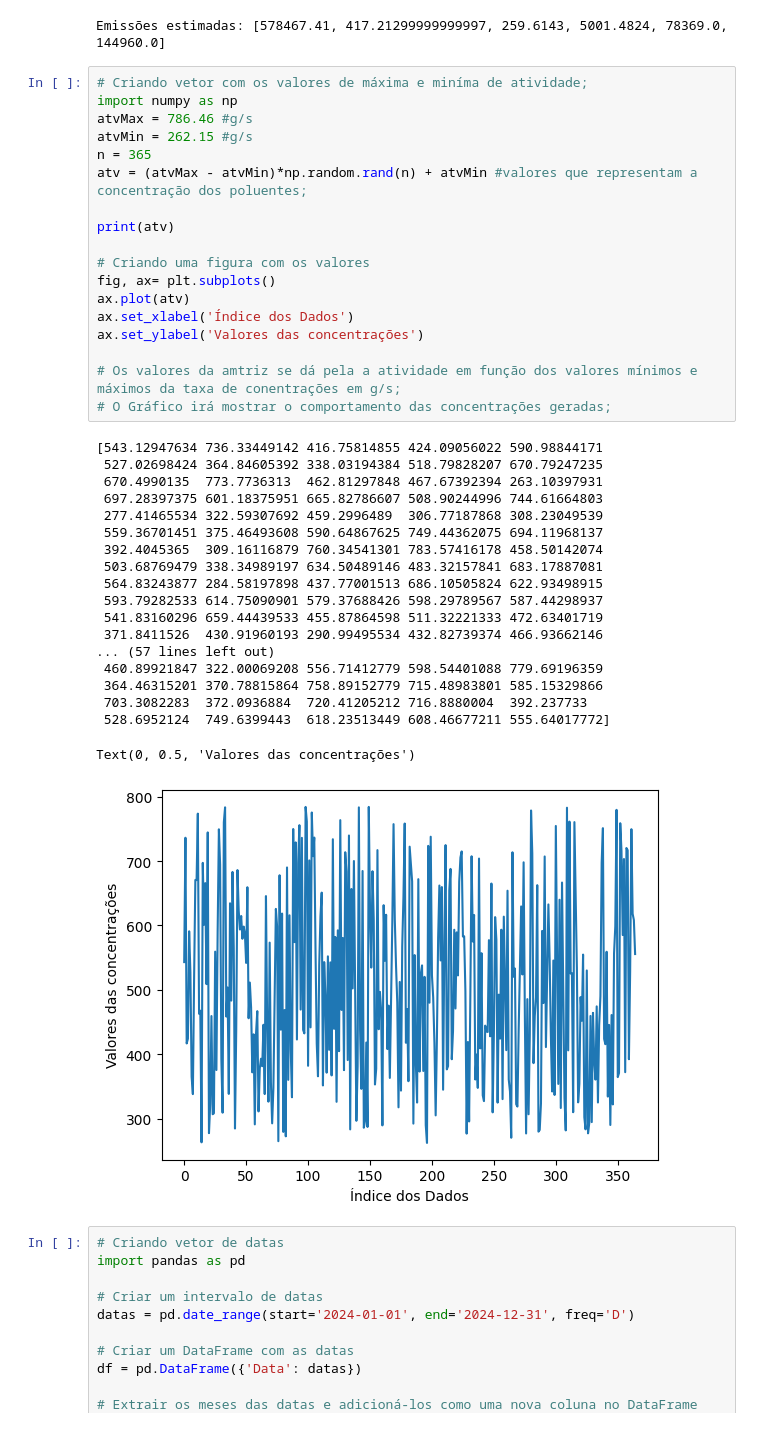
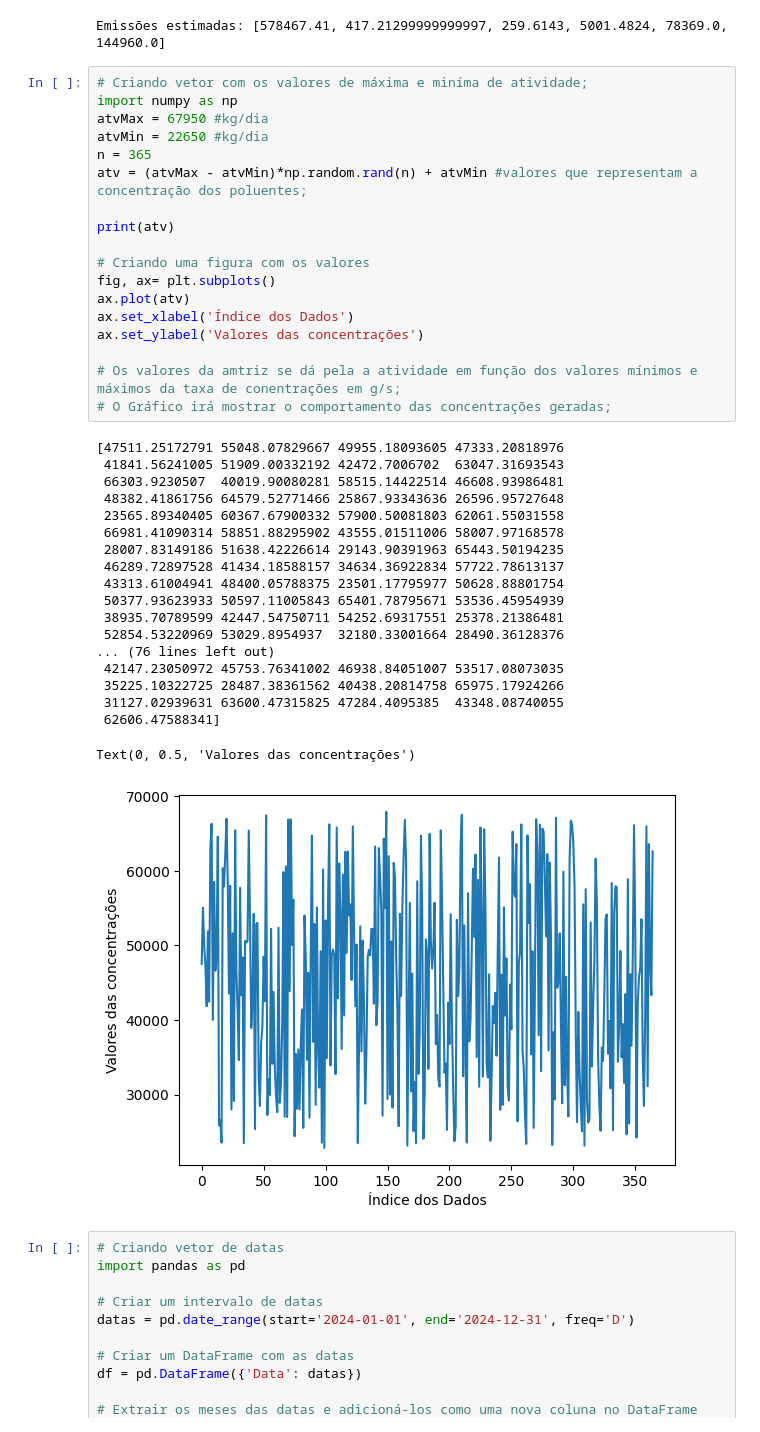
Before and after one commit to SergioStrackJunior/ENS5173_airpolution, a Jupyter notebook: Atividade01_01.ipynb, the cells around one changed output. Saved outputs shown, nothing was run; the diff lists cells and outputs as text.

```diff
--- a/Atividade01_01.ipynb
+++ b/Atividade01_01.ipynb
@@ -134,41 +134,41 @@ Emissões estimadas: [578467.41, 417.21299999999997, 259.6143, 5001.4824, 78369.
 # %%
 # Criando vetor com os valores de máxima e miníma de atividade;
 import numpy as np
-atvMax = 786.46 #g/s
-atvMin = 262.15 #g/s
+atvMax = 67950 #kg/dia
+atvMin = 22650 #kg/dia
 n = 365
 atv = (atvMax - atvMin)*np.random.rand(n) + atvMin #valores que representam a concentração dos poluentes;
 
 print(atv)
 
 # Criando uma figura com os valores
 fig, ax= plt.subplots()
 ax.plot(atv)
 ax.set_xlabel('Índice dos Dados')
 ax.set_ylabel('Valores das concentrações')
 
 # Os valores da amtriz se dá pela a atividade em função dos valores mínimos e máximos da taxa de conentrações em g/s;
 # O Gráfico irá mostrar o comportamento das concentrações geradas;
 # %% [output]
-[543.12947634 736.33449142 416.75814855 424.09056022 590.98844171
- 527.02698424 364.84605392 338.03194384 518.79828207 670.79247235
- 670.4990135  773.7736313  462.81297848 467.67392394 263.10397931
- 697.28397375 601.18375951 665.82786607 508.90244996 744.61664803
- 277.41465534 322.59307692 459.2996489  306.77187868 308.23049539
- 559.36701451 375.46493608 590.64867625 749.44362075 694.11968137
- 392.4045365  309.16116879 760.34541301 783.57416178 458.50142074
- 503.68769479 338.34989197 634.50489146 483.32157841 683.17887081
- 564.83243877 284.58197898 437.77001513 686.10505824 622.93498915
- 593.79282533 614.75090901 579.37688426 598.29789567 587.44298937
- 541.83160296 659.44439533 455.87864598 511.32221333 472.63401719
- 371.8411526  430.91960193 290.99495534 432.82739374 466.93662146
-... (57 lines left out)
- 460.89921847 322.00069208 556.71412779 598.54401088 779.69196359
- 364.46315201 370.78815864 758.89152779 715.48983801 585.15329866
- 703.3082283  372.0936884  720.41205212 716.8880004  392.237733
- 528.6952124  749.6399443  618.23513449 608.46677211 555.64017772]
+[47511.25172791 55048.07829667 49955.18093605 47333.20818976
+ 41841.56241005 51909.00332192 42472.7006702  63047.31693543
+ 66303.9230507  40019.90080281 58515.14422514 46608.93986481
+ 48382.41861756 64579.52771466 25867.93343636 26596.95727648
+ 23565.89340405 60367.67900332 57900.50081803 62061.55031558
+ 66981.41090314 58851.88295902 43555.01511006 58007.97168578
+ 28007.83149186 51638.42226614 29143.90391963 65443.50194235
+ 46289.72897528 41434.18588157 34634.36922834 57722.78613137
+ 43313.61004941 48400.05788375 23501.17795977 50628.88801754
+ 50377.93623933 50597.11005843 65401.78795671 53536.45954939
+ 38935.70789599 42447.54750711 54252.69317551 25378.21386481
+ 52854.53220969 53029.8954937  32180.33001664 28490.36128376
+... (76 lines left out)
+ 42147.23050972 45753.76341002 46938.84051007 53517.08073035
+ 35225.10322725 28487.38361562 40438.20814758 65975.17924266
+ 31127.02939631 63600.47315825 47284.4095385  43348.08740055
+ 62606.47588341]
 Text(0, 0.5, 'Valores das concentrações')
-[figure, old version]
+[figure, new version]
 # %%
 # Criando vetor de datas
 import pandas as pd
```
Also changed, not shown: parts of 10 cells of this notebook, 3 other files.
